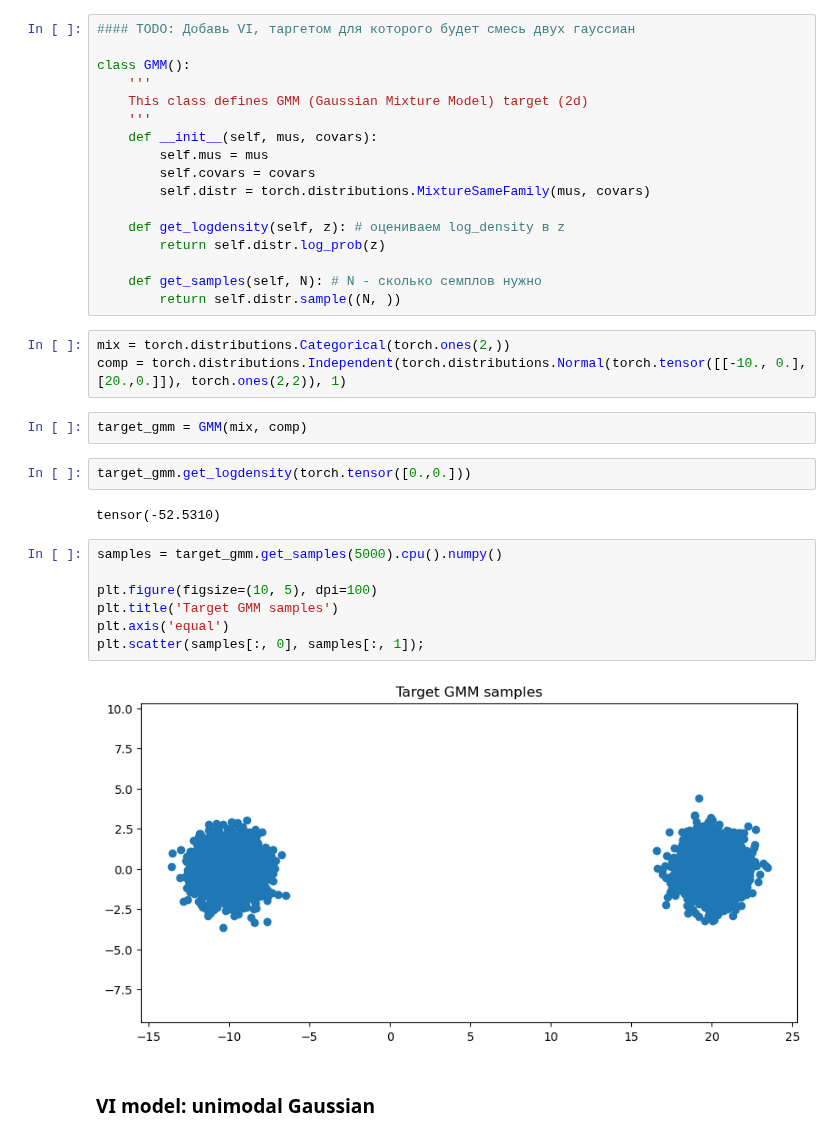
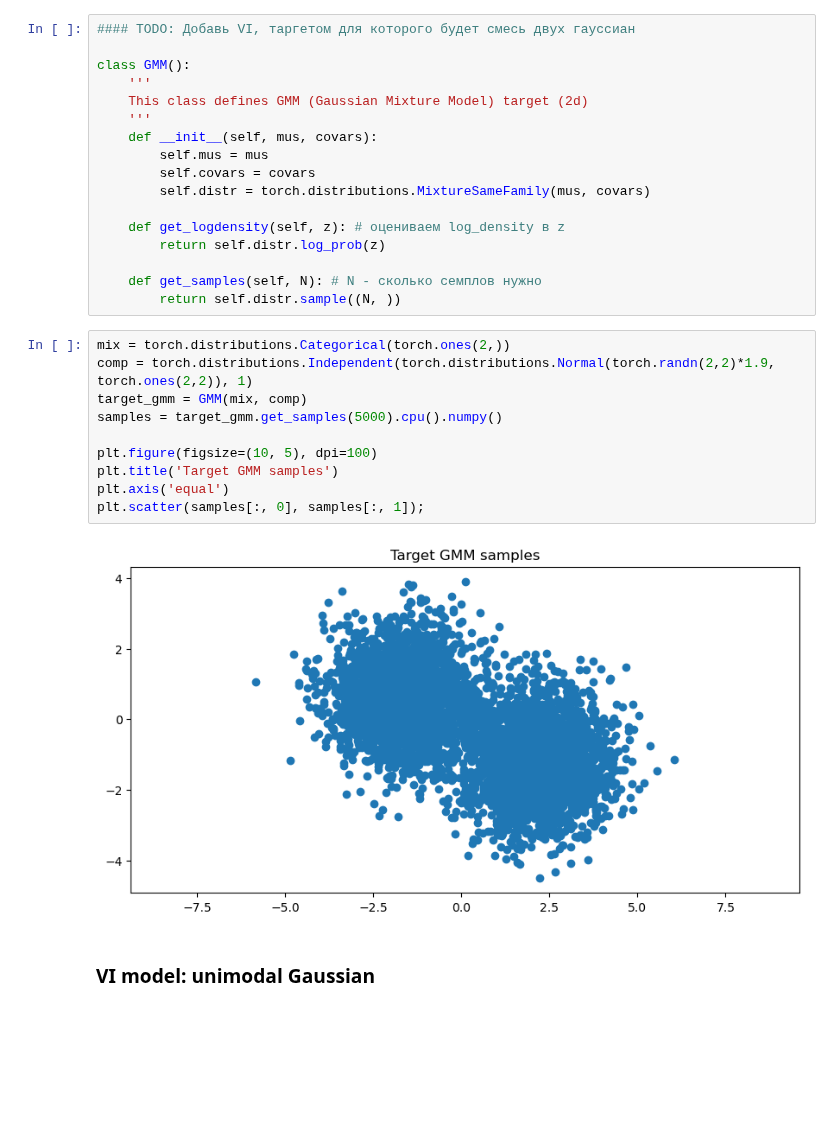
Before and after one commit to nkotelevskii/vi_mcmc_workaround, a Jupyter notebook: notebooks/simple_VI_with_GMM.ipynb, the cells around one changed output. Saved outputs shown, nothing was run; the diff lists cells and outputs as text; blank space fills up the shorter version.

```diff
--- a/notebooks/simple_VI_with_GMM.ipynb
+++ b/notebooks/simple_VI_with_GMM.ipynb
@@ -150,22 +152,16 @@ class GMM():
         return self.distr.sample((N, ))
 # %%
 mix = torch.distributions.Categorical(torch.ones(2,))
-comp = torch.distributions.Independent(torch.distributions.Normal(torch.tensor([[-10., 0.],[20.,0.]]), torch.ones(2,2)), 1)
+comp = torch.distributions.Independent(torch.distributions.Normal(torch.randn(2,2)*1.9, torch.ones(2,2)), 1)
+target_gmm = GMM(mix, comp)
+samples = target_gmm.get_samples(5000).cpu().numpy()
+
+plt.figure(figsize=(10, 5), dpi=100)
+plt.title('Target GMM samples')
+plt.axis('equal')
+plt.scatter(samples[:, 0], samples[:, 1]);
+# %% [output]
+[figure, added]
-# %%
-target_gmm = GMM(mix, comp)
-# %%
-target_gmm.get_logdensity(torch.tensor([0.,0.]))
-# %% [output]
-tensor(-52.5310)
-# %%
-samples = target_gmm.get_samples(5000).cpu().numpy()
-
-plt.figure(figsize=(10, 5), dpi=100)
-plt.title('Target GMM samples')
-plt.axis('equal')
-plt.scatter(samples[:, 0], samples[:, 1]);
-# %% [output]
-[figure, removed]
 # %% [markdown]
 ### VI model: unimodal Gaussian
 # %%
```
Also changed, not shown: parts of 13 cells of this notebook, 24 other files.
